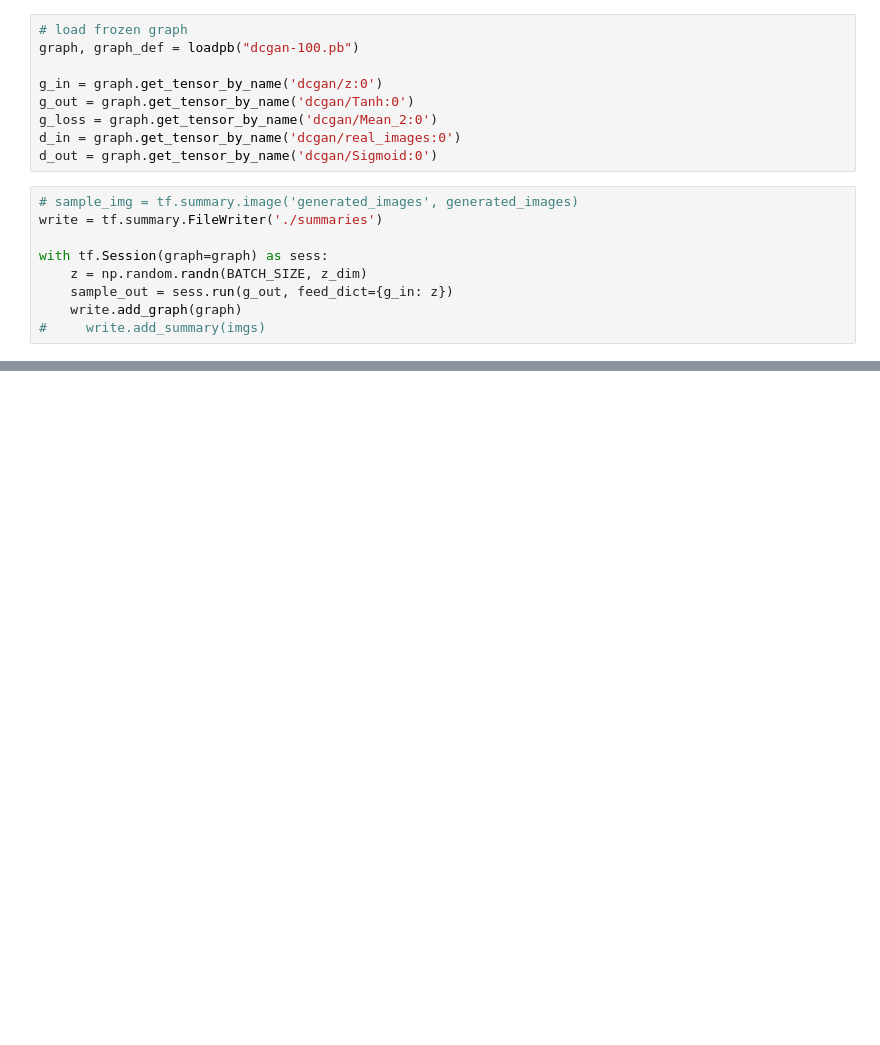
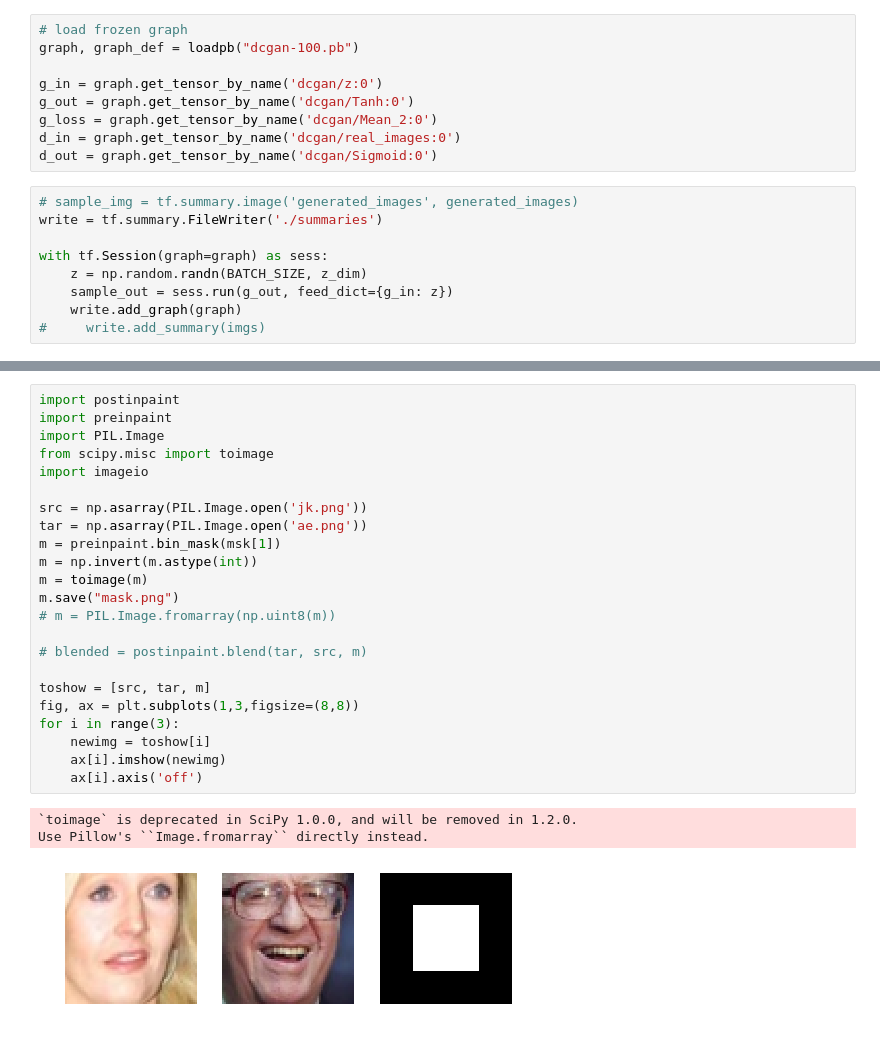
Before and after one commit to nlune/DCGAN-2019, a Jupyter notebook: DCGAN_pretrained_Lune.ipynb, the cells around one changed output, grey strips where cells are left out. Cells and saved outputs as stored; diff of their text form; blank space fills up the shorter version.

```diff
--- a/DCGAN_pretrained_Lune.ipynb
+++ b/DCGAN_pretrained_Lune.ipynb
@@ -174 +192,28 @@ Clipping input data to the valid range for imshow with RGB data ([0..1] for floa
+# %%
+import postinpaint
+import preinpaint
+import PIL.Image
+from scipy.misc import toimage
+import imageio
+
+src = np.asarray(PIL.Image.open('jk.png'))
+tar = np.asarray(PIL.Image.open('ae.png'))
+m = preinpaint.bin_mask(msk[1])
+m = np.invert(m.astype(int))
+m = toimage(m)
+m.save("mask.png")
+# m = PIL.Image.fromarray(np.uint8(m))
+
+# blended = postinpaint.blend(tar, src, m)
+
+toshow = [src, tar, m]
+fig, ax = plt.subplots(1,3,figsize=(8,8))
+for i in range(3):
+    newimg = toshow[i]
+    ax[i].imshow(newimg)
+    ax[i].axis('off')
+# %% [output]
+`toimage` is deprecated in SciPy 1.0.0, and will be removed in 1.2.0.
+Use Pillow's ``Image.fromarray`` directly instead.
+[figure, added]
 # %%
```
Also changed, not shown: parts of 13 cells of this notebook, 10 other files.
